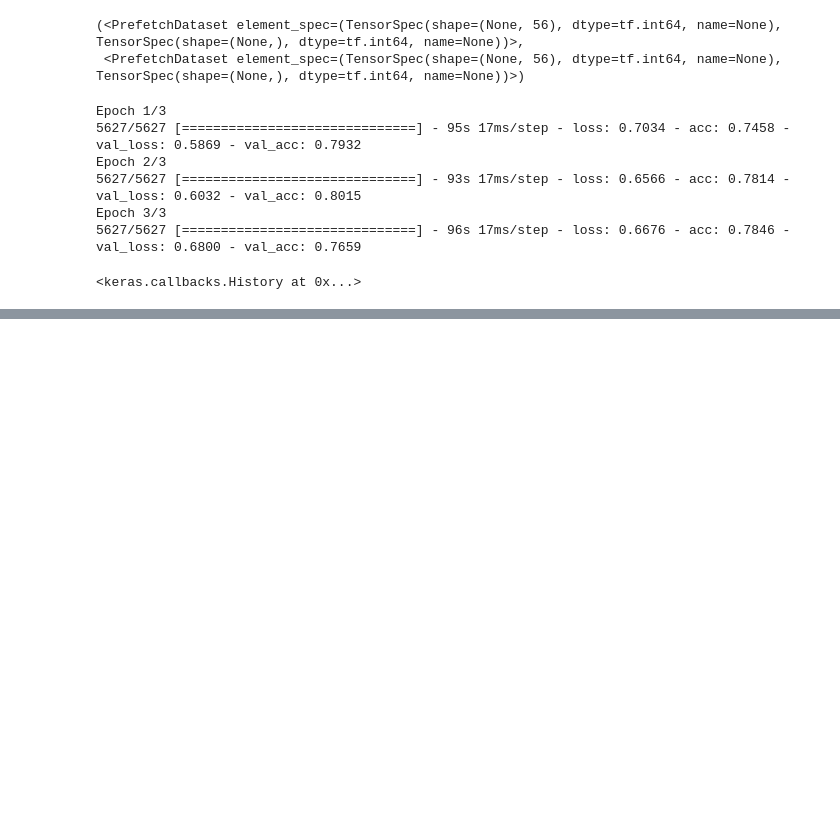
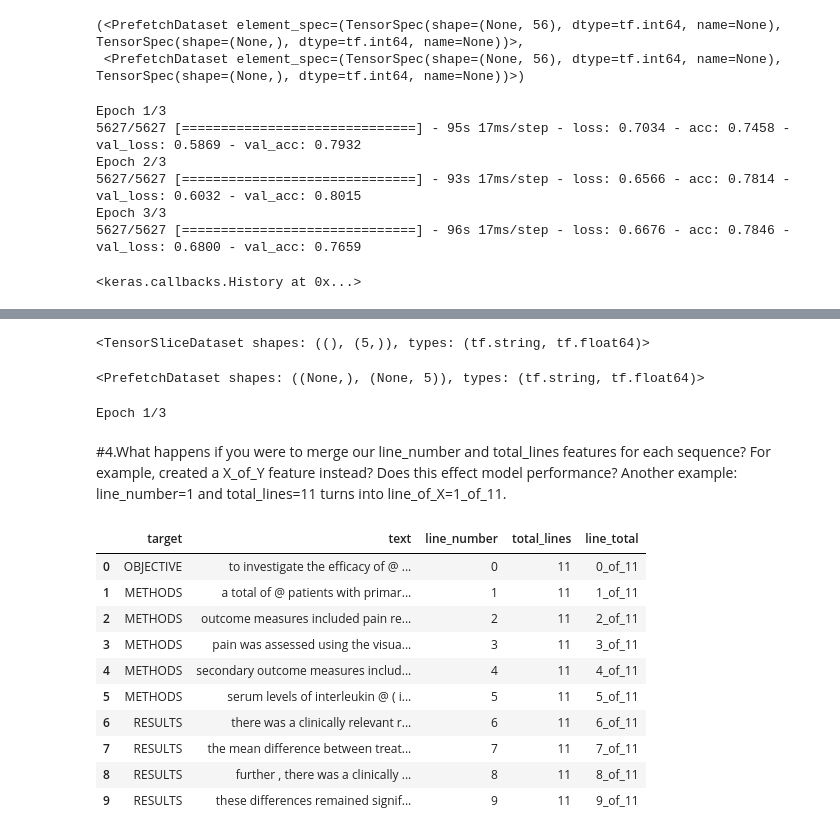
Before and after one commit to krishnamenon215/Tensorflow, a Jupyter notebook: Skimlit_exercises.ipynb, the cells around one changed output, grey strips where cells are left out. Cells and saved outputs as stored; diff of their text form; code cells hidden in the pictures; blank space fills up the shorter version.

```diff
--- a/Skimlit_exercises.ipynb
+++ b/Skimlit_exercises.ipynb
@@ -568,0 +629,18 @@ Epoch 3/3
+# %%
+# Turn our data into TensorFlow Datasets
+train_dataset = tf.data.Dataset.from_tensor_slices((train_sentences, train_labels_one_hot))
+valid_dataset = tf.data.Dataset.from_tensor_slices((val_sentences, val_labels_one_hot))
+test_dataset = tf.data.Dataset.from_tensor_slices((test_sentences, test_labels_one_hot))
+
+train_dataset
+# %% [output]
+<TensorSliceDataset shapes: ((), (5,)), types: (tf.string, tf.float64)>
+# %%
+# Take the TensorSliceDataset's and turn them into prefected datasets
+train_dataset = train_dataset.batch(32).prefetch(tf.data.AUTOTUNE)
+valid_dataset = valid_dataset.batch(32).prefetch(tf.data.AUTOTUNE)
+test_dataset = test_dataset.batch(32).prefetch(tf.data.AUTOTUNE)
+
+train_dataset
+# %% [output]
+<PrefetchDataset shapes: ((None,), (None, 5)), types: (tf.string, tf.float64)>
@@ -568,0 +651,29 @@ Epoch 3/3
+# %%
+# Fit model_2 to the data
+history_bert = bert_model.fit(train_dataset,
+                              epochs=3,
+                              steps_per_epoch=int(0.1 * len(train_dataset)),
+                              validation_data=valid_dataset,
+                              validation_steps=int(0.1 * len(valid_dataset)))
+# %% [output]
+Epoch 1/3
+# %% [markdown]
+#4.What happens if you were to merge our line_number and total_lines features for each sequence? For example, created a X_of_Y feature instead? Does this effect model performance?
+Another example: line_number=1 and total_lines=11 turns into line_of_X=1_of_11.
+# %%
+train_df['line_total'] = train_df['line_number'].astype(str) + '_of_' + train_df['total_lines'].astype(str)
+val_df['line_total'] = val_df['line_number'].astype(str) + '_of_' + val_df['total_lines'].astype(str)
+
+train_df.head(10)
+# %% [output]
+|  | target | text | line_number | total_lines | line_total |
+| 0 | OBJECTIVE | to investigate the efficacy of @ ... | 0 | 11 | 0_of_11 |
+| 1 | METHODS | a total of @ patients with primar... | 1 | 11 | 1_of_11 |
+| 2 | METHODS | outcome measures included pain re... | 2 | 11 | 2_of_11 |
+| 3 | METHODS | pain was assessed using the visua... | 3 | 11 | 3_of_11 |
+| 4 | METHODS | secondary outcome measures includ... | 4 | 11 | 4_of_11 |
+| 5 | METHODS | serum levels of interleukin @ ( i... | 5 | 11 | 5_of_11 |
+| 6 | RESULTS | there was a clinically relevant r... | 6 | 11 | 6_of_11 |
+| 7 | RESULTS | the mean difference between treat... | 7 | 11 | 7_of_11 |
+| 8 | RESULTS | further , there was a clinically ... | 8 | 11 | 8_of_11 |
+| 9 | RESULTS | these differences remained signif... | 9 | 11 | 9_of_11 |
```
Also changed, not shown: parts of 27 cells of this notebook.
